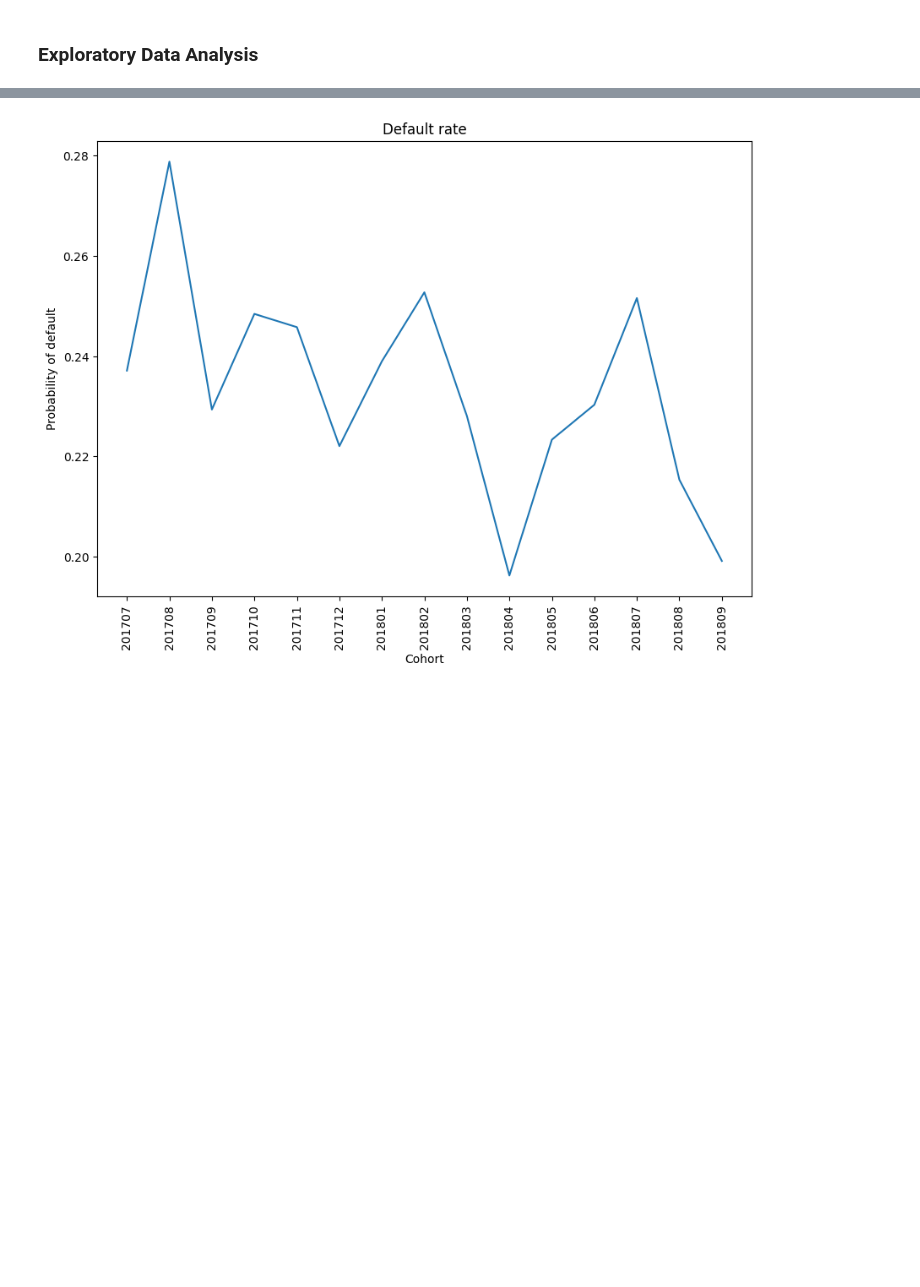
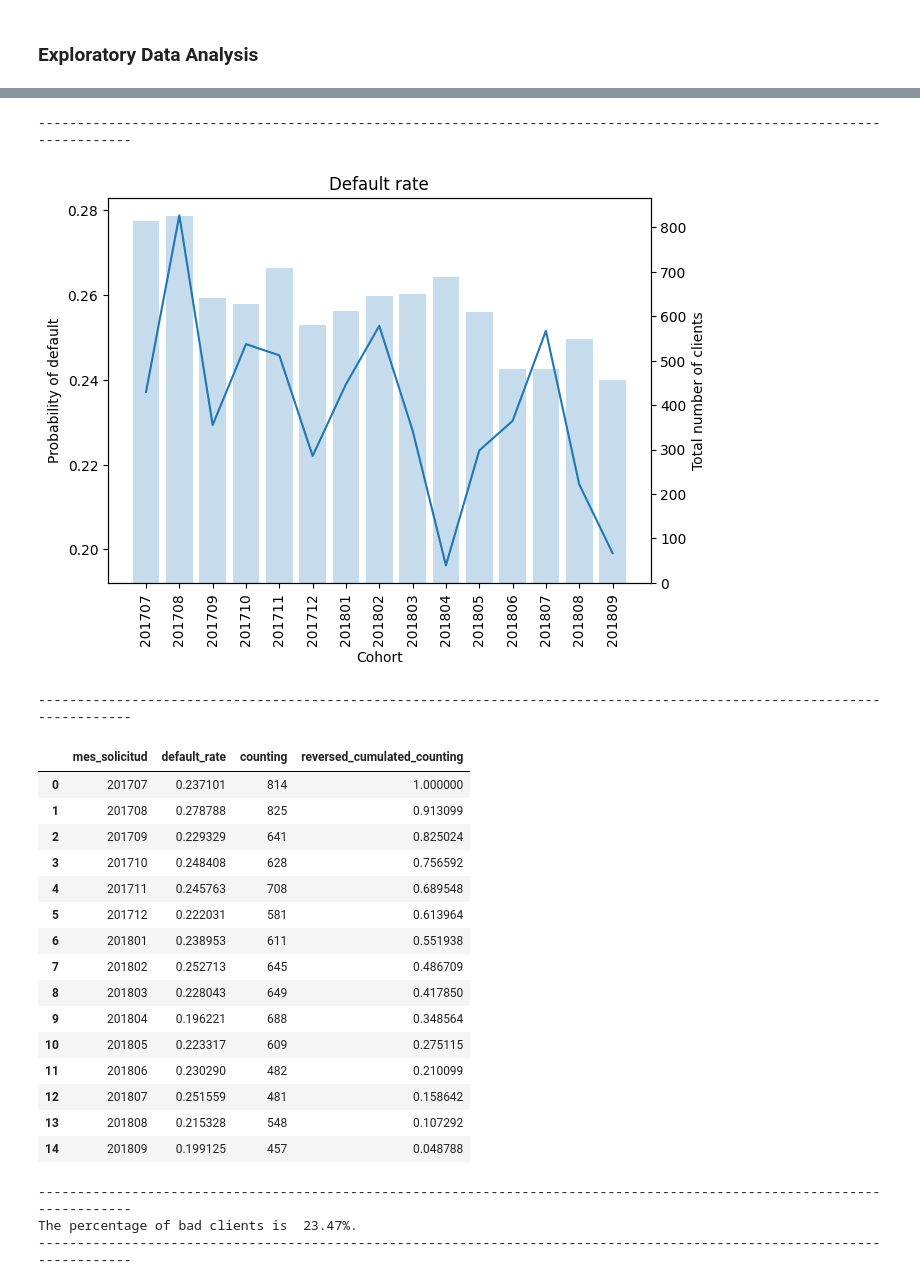
Before and after one commit to luis-escarcega/classifying-good-and-bad-customers, a Jupyter notebook: 0_data_preparation.ipynb, the cells around one changed output, grey strips where cells are left out. Saved outputs shown, nothing was run; the diff lists cells and outputs as text; code cells hidden in the pictures; blank space fills up the shorter version.

```diff
--- a/0_data_preparation.ipynb
+++ b/0_data_preparation.ipynb
@@ -45,7 +32,7 @@ df.head()
 # reformating
 df.drop(id_column, axis=1 ,inplace=True)
 # we are only interested in the respective month
-df[record_date_column] = df[record_date_column].astype("string").str.replace("-", "").str[:-2]
+df[record_date_column] = df[record_date_column].astype(str).str.replace("-", "").str[:-2]
 # %% [markdown]
 ### Exploratory Data Analysis
 # %%
@@ -84,4 +98,31 @@ df.describe()
 # %%
-plot_default_rate(df, target_column, record_date_column, (10, 7))
+print("-"*120)
+default_rate_summary = plot_default_rate(df, target_column, record_date_column, (7, 5))
+print("-"*120)
+display(default_rate_summary)
+print("-"*120)
+print(f"The percentage of bad clients is {100 * df[target_column].mean() : .2f}%.")
+print("-"*120)
 # %% [output]
+------------------------------------------------------------------------------------------------------------------------
-[figure, old version]
+[figure, new version]
+------------------------------------------------------------------------------------------------------------------------
+|  | mes_solicitud | default_rate | counting | reversed_cumulated_counting |
+| 0 | 201707 | 0.237101 | 814 | 1.000000 |
+| 1 | 201708 | 0.278788 | 825 | 0.913099 |
+| 2 | 201709 | 0.229329 | 641 | 0.825024 |
+| 3 | 201710 | 0.248408 | 628 | 0.756592 |
+| 4 | 201711 | 0.245763 | 708 | 0.689548 |
+| 5 | 201712 | 0.222031 | 581 | 0.613964 |
+| 6 | 201801 | 0.238953 | 611 | 0.551938 |
+| 7 | 201802 | 0.252713 | 645 | 0.486709 |
+| 8 | 201803 | 0.228043 | 649 | 0.417850 |
+| 9 | 201804 | 0.196221 | 688 | 0.348564 |
+| 10 | 201805 | 0.223317 | 609 | 0.275115 |
+| 11 | 201806 | 0.230290 | 482 | 0.210099 |
+| 12 | 201807 | 0.251559 | 481 | 0.158642 |
+| 13 | 201808 | 0.215328 | 548 | 0.107292 |
+| 14 | 201809 | 0.199125 | 457 | 0.048788 |
+------------------------------------------------------------------------------------------------------------------------
+The percentage of bad clients is  23.47%.
+------------------------------------------------------------------------------------------------------------------------
```
Also changed, not shown: parts of 7 cells of this notebook, 1 other file.
